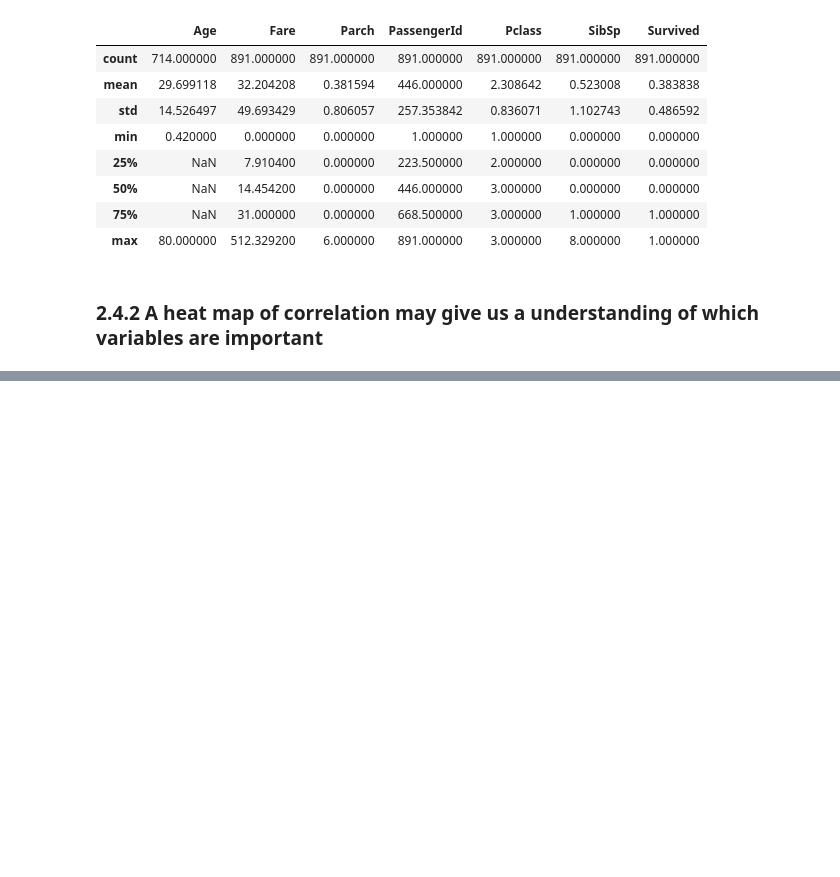
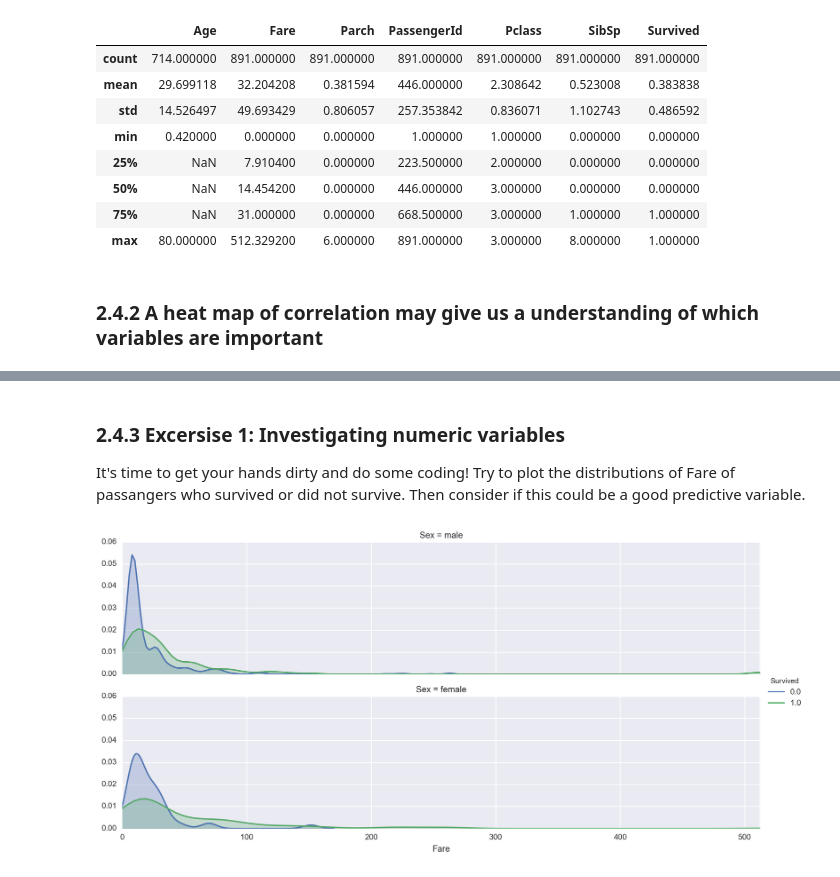
Before and after one commit to dangspin/Kaggle, a Jupyter notebook: Titanic/Titanic_survivor.ipynb, the cells around one changed output, grey strips where cells are left out. Saved outputs shown, nothing was run; the diff lists cells and outputs as text; code cells hidden in the pictures; blank space fills up the shorter version.

```diff
--- a/Titanic/Titanic_survivor.ipynb
+++ b/Titanic/Titanic_survivor.ipynb
@@ -155,0 +176,7 @@ correlation = sns.heatmap(corr, cmap = cmap,square=True, cbar_kws={ 'shrink' : .
+# %% [markdown]
+### 2.4.3 Excersise 1: Investigating numeric variables
+It's time to get your hands dirty and do some coding! Try to plot the distributions of Fare of passangers who survived or did not survive. Then consider if this could be a good predictive variable.
+# %%
+plot_distribution(titanic, var = "Fare", target = "Survived", row = "Sex")
+# %% [output]
+[figure, added]
```
Also changed, not shown: parts of 45 cells of this notebook.
